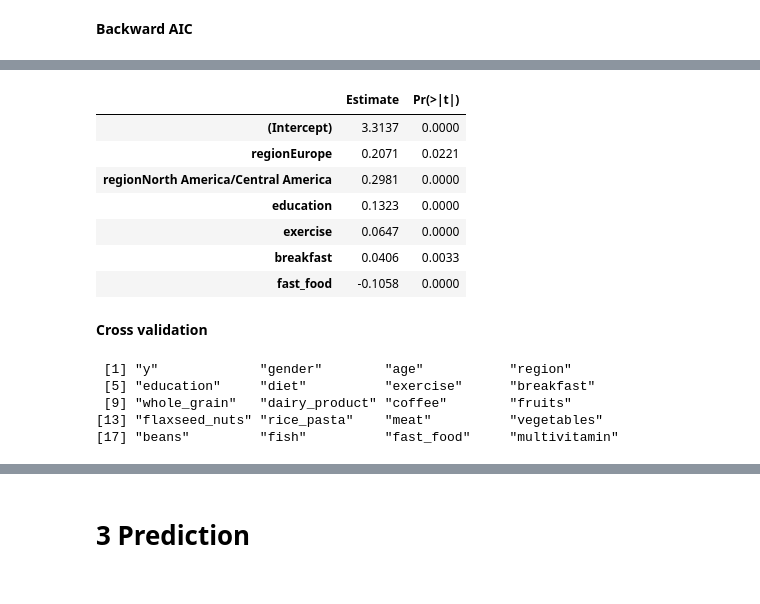
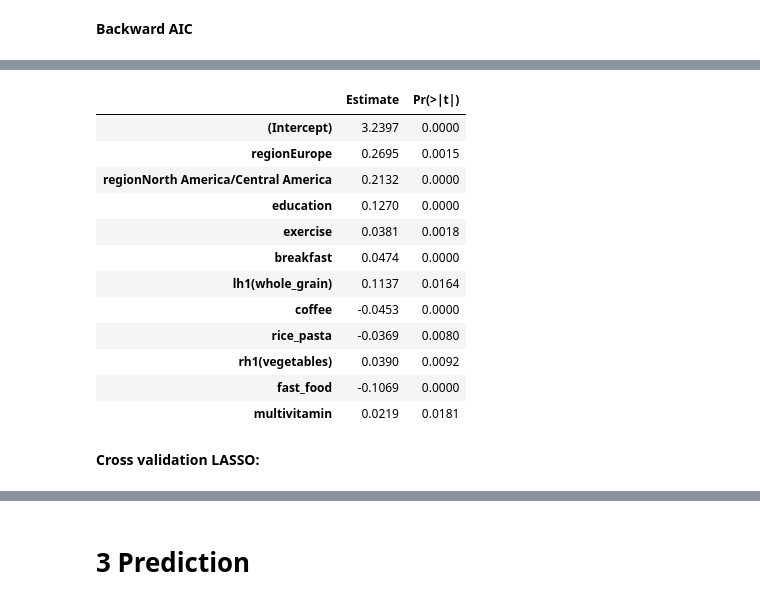
Before and after one commit to LimboRift/Diet, a Jupyter notebook: Diet.ipynb, the cells around one changed output, grey strips where cells are left out. Saved outputs shown, nothing was run; the diff lists cells and outputs as text; code cells hidden in the pictures.

```diff
--- a/Diet.ipynb
+++ b/Diet.ipynb
@@ -513,0 +527,13 @@ dim(dfn18)[1]
+# %%
+df_m = df[which(df$gender=='Male'),]
+df_f = df[-which(df$gender=='Male'),]
+dim(df_m)[1]
+dim(df_f)[1]
+
+#male
+df_m_y = df_m[,1]
+df_m_x = df_m[,-1]
+
+#female
+df_f_y = df_f[,1]
+df_f_x = df_f[,-1]
@@ -735,24 +961,22 @@ y ~ gender + region + diet + education + exercise + breakfast +
 # %%
-lmod18_2 = lm(y~region + education + exercise + breakfast + coffee + lh4(flaxseed_nuts) +
-              rice_pasta + fish + fast_food, data = df18s)
-round(summary(lmod18_2)$coef[which(summary(lmod18_2)$coef[,4] <= .05),c(1,4)],4)
+lmodf_2 = lm(y~region + education + exercise + breakfast + lh1(whole_grain) +
+    coffee + rice_pasta + meat + rh1(vegetables) + fish + fast_food +
+    multivitamin, data = df_f)
+round(summary(lmodf_2)$coef[which(summary(lmodf_2)$coef[,4] <= .05),c(1,4)],4)
 # %% [output]
 |  | Estimate | Pr(>|t|) |
-| (Intercept) | 3.3137 | 0.0000 |
-| regionEurope | 0.2071 | 0.0221 |
-| regionNorth America/Central America | 0.2981 | 0.0000 |
-| education | 0.1323 | 0.0000 |
-| exercise | 0.0647 | 0.0000 |
-| breakfast | 0.0406 | 0.0033 |
-| fast_food | -0.1058 | 0.0000 |
+| (Intercept) | 3.2397 | 0.0000 |
+| regionEurope | 0.2695 | 0.0015 |
+| regionNorth America/Central America | 0.2132 | 0.0000 |
+| education | 0.1270 | 0.0000 |
+| exercise | 0.0381 | 0.0018 |
+| breakfast | 0.0474 | 0.0000 |
+| lh1(whole_grain) | 0.1137 | 0.0164 |
+| coffee | -0.0453 | 0.0000 |
+| rice_pasta | -0.0369 | 0.0080 |
+| rh1(vegetables) | 0.0390 | 0.0092 |
+| fast_food | -0.1069 | 0.0000 |
+| multivitamin | 0.0219 | 0.0181 |
 # %% [markdown]
-<b> Cross validation
+<b> Cross validation LASSO:
-# %%
-colnames(df18s)
-# %% [output]
- [1] "y"             "gender"        "age"           "region"
- [5] "education"     "diet"          "exercise"      "breakfast"
- [9] "whole_grain"   "dairy_product" "coffee"        "fruits"
-[13] "flaxseed_nuts" "rice_pasta"    "meat"          "vegetables"
-[17] "beans"         "fish"          "fast_food"     "multivitamin"
 # %%
```
Also changed, not shown: parts of 46 cells of this notebook.
